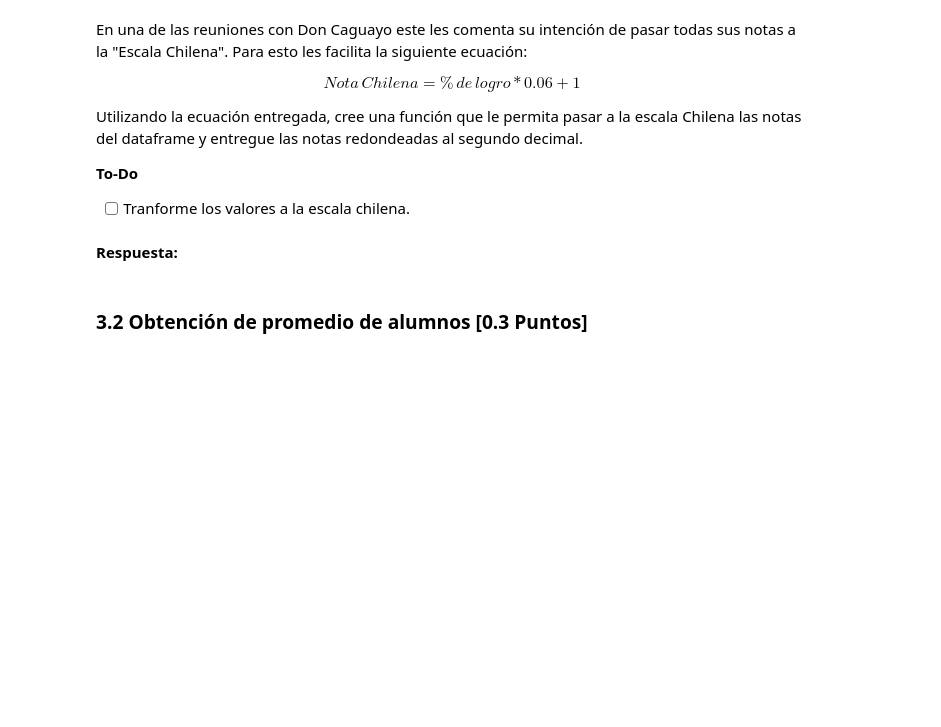
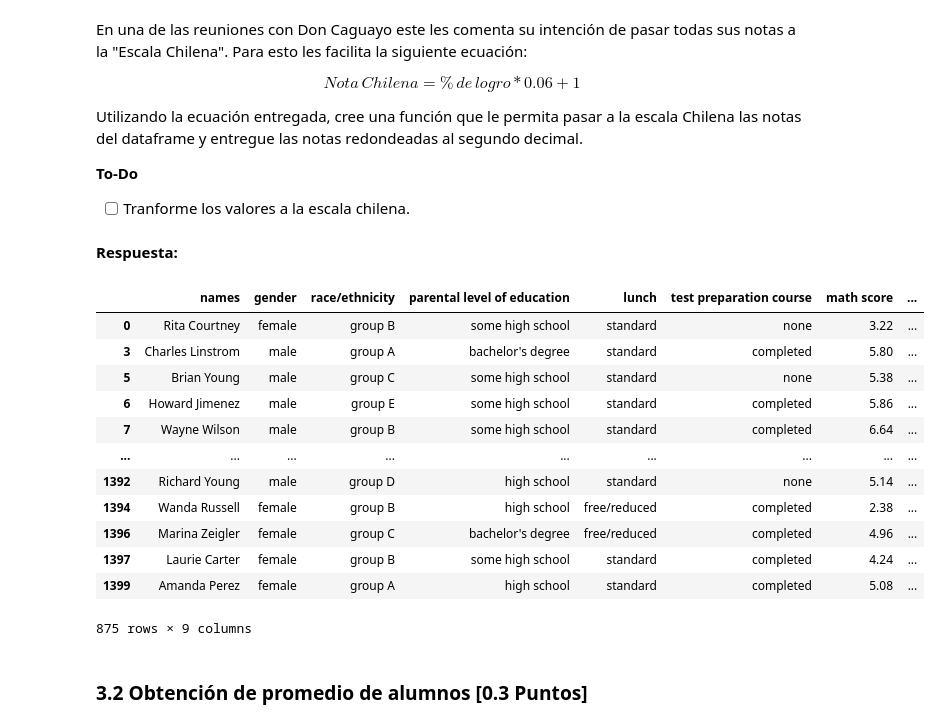
Before and after one commit to Joaquin-HS/MDS7202, a Jupyter notebook: lab3/Lab3.ipynb, the cells around one changed output. Cells and saved outputs as stored; diff of their text form; code cells hidden in the pictures; blank space fills up the shorter version.

```diff
--- a/lab3/Lab3.ipynb
+++ b/lab3/Lab3.ipynb
@@ -199,8 +351,31 @@ En base a lo realizado anteriormente, realice una limpieza de los dataset. Asuma
 > Utilice la función creada en el punto 1 para verificar sus resultados.
 # %% [markdown]
 **Respuesta:**
-# %%
-# Escriba su código aquí
-def clean_data(dataframe):
-    pass
+# %%
+def clean_data(df):
+    print(f"El dataframe tiene {df.shape[0]} filas y {df.shape[1]} columnas.\n")
+
+    # En primer lugar se eliminan registros con nombres duplicados, ya que no es posible que un alumno haya
+    # dado más de una vez el mismo examen. Así, se está trabajando solo con registros válidos.
+    print("Se eliminan registros duplicados.")
+    df = df.drop_duplicates(subset=["names"], keep="first")
+    print(f"El dataframe tiene {df.shape[0]} filas y {df.shape[1]} columnas.\n")
+
+    # El segundo paso sería eliminar registros con valores nulos (de haber), ya que se está trabajando con
+    # registros válidos pero por alguna razón algunas celdas no están completas.
+    print("Se eliminan registros con valores nulos.")
+    df.dropna(inplace=True)
+    print(f"El dataframe tiene {df.shape[0]} filas y {df.shape[1]} columnas.\n")
+
+    # Por último, teniendo registros válidos y completos, se filtran para dejar solo aquellas filas
+    # que poseen valores dentro del rango admitido de notas (entre 0 y 100).
+    print("Se filtran las filas con valores dentro del rango admitido de notas (entre 0 y 100).")
+    df = df[
+        (df["math score"] >= 0) & (df["math score"] <= 100)
+        & (df["reading score"] >= 0) & (df["reading score"] <= 100)
+        & (df["writing score"] >= 0) & (df["writing score"] <= 100)
+    ]
+    print(f"El dataframe tiene {df.shape[0]} filas y {df.shape[1]} columnas.\n")
+
+    return df
 # %%
@@ -245,3 +496,26 @@ df_grades
+# %%
+def nota_chilena(dataframe_in, columna):
+    dataframe_in[columna] = dataframe_in[columna].apply(lambda x: round(x*0.06 + 1, 2))  # "x" es el % de logro
+    # No se retorna nada, ya que se modifica el dataframe directamente
+# %%
+nota_chilena(df_grades, "math score")
+nota_chilena(df_grades, "reading score")
+nota_chilena(df_grades, "writing score")
+df_grades
+# %% [output]
+|  | names | gender | race/ethnicity | parental level of education | lunch | test preparation course | math score | ... |
+| 0 | Rita Courtney | female | group B | some high school | standard | none | 3.22 | ... |
+| 3 | Charles Linstrom | male | group A | bachelor's degree | standard | completed | 5.80 | ... |
+| 5 | Brian Young | male | group C | some high school | standard | none | 5.38 | ... |
+| 6 | Howard Jimenez | male | group E | some high school | standard | completed | 5.86 | ... |
+| 7 | Wayne Wilson | male | group B | some high school | standard | completed | 6.64 | ... |
+| ... | ... | ... | ... | ... | ... | ... | ... | ... |
+| 1392 | Richard Young | male | group D | high school | standard | none | 5.14 | ... |
+| 1394 | Wanda Russell | female | group B | high school | free/reduced | completed | 2.38 | ... |
+| 1396 | Marina Zeigler | female | group C | bachelor's degree | free/reduced | completed | 4.96 | ... |
+| 1397 | Laurie Carter | female | group B | some high school | standard | completed | 4.24 | ... |
+| 1399 | Amanda Perez | female | group A | high school | standard | completed | 5.08 | ... |
+875 rows × 9 columns
 # %% [markdown]
 ### 3.2 Obtención de promedio de alumnos [0.3 Puntos]
 # %% [markdown]
```
Also changed, not shown: parts of 46 cells of this notebook, 1 other file.
